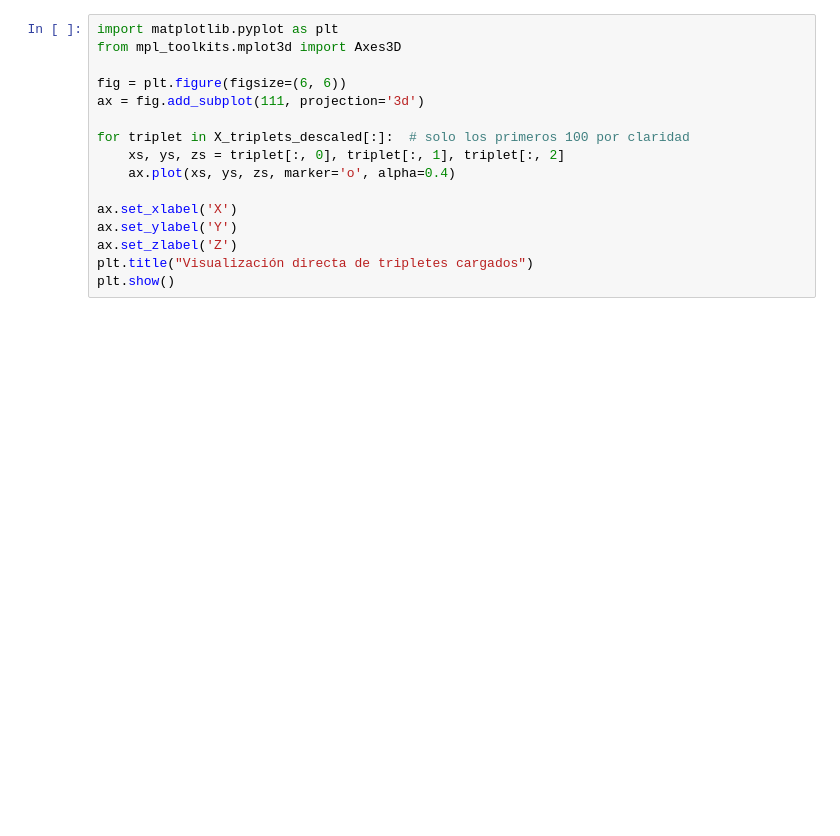
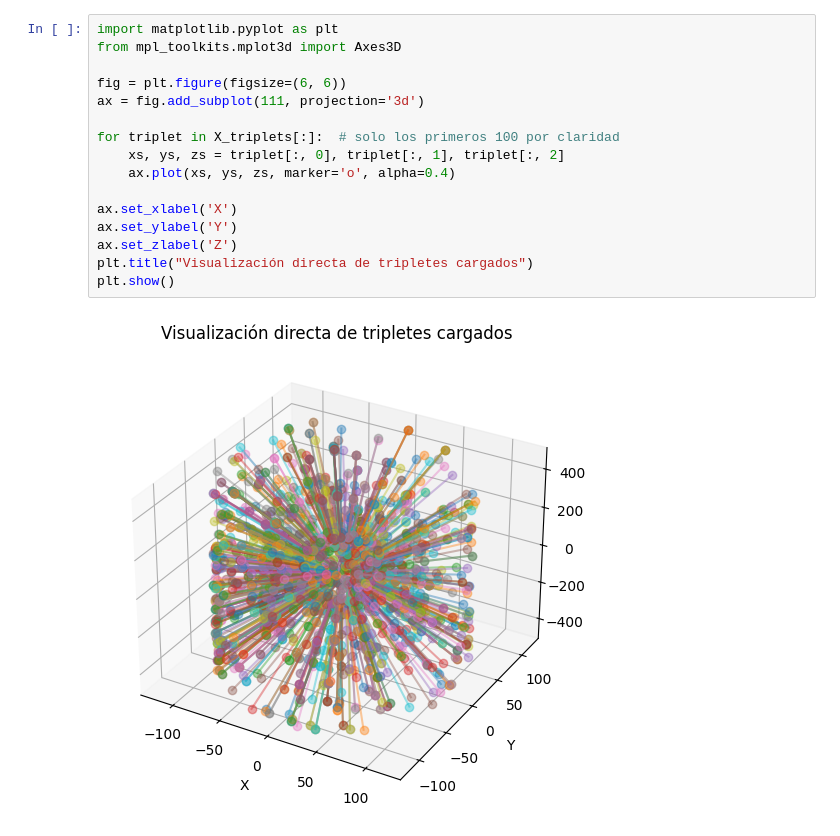
Before and after one commit to acortinaa/repositorioTFG, a Jupyter notebook: ML-Kalman.ipynb, the cells around one changed output. Drawn from its saved outputs; the diff is of its cells as text; blank space fills up the shorter version.

```diff
--- a/ML-Kalman.ipynb
+++ b/ML-Kalman.ipynb
@@ -138,19 +222,21 @@ print(f"→ Precisión (tripletes): {triplet_precision:.2f}%")
 # %%
 import matplotlib.pyplot as plt
 from mpl_toolkits.mplot3d import Axes3D
 
 fig = plt.figure(figsize=(6, 6))
 ax = fig.add_subplot(111, projection='3d')
 
-for triplet in X_triplets_descaled[:]:  # solo los primeros 100 por claridad
+for triplet in X_triplets[:]:  # solo los primeros 100 por claridad
     xs, ys, zs = triplet[:, 0], triplet[:, 1], triplet[:, 2]
     ax.plot(xs, ys, zs, marker='o', alpha=0.4)
 
 ax.set_xlabel('X')
 ax.set_ylabel('Y')
 ax.set_zlabel('Z')
 plt.title("Visualización directa de tripletes cargados")
 plt.show()
+# %% [output]
+[figure, added]
 # %%
 # === Visualización de tracks válidos e inválidos + tripletes iniciales ===
 import random
```
Also changed, not shown: parts of 3 cells of this notebook, 24 other files.
